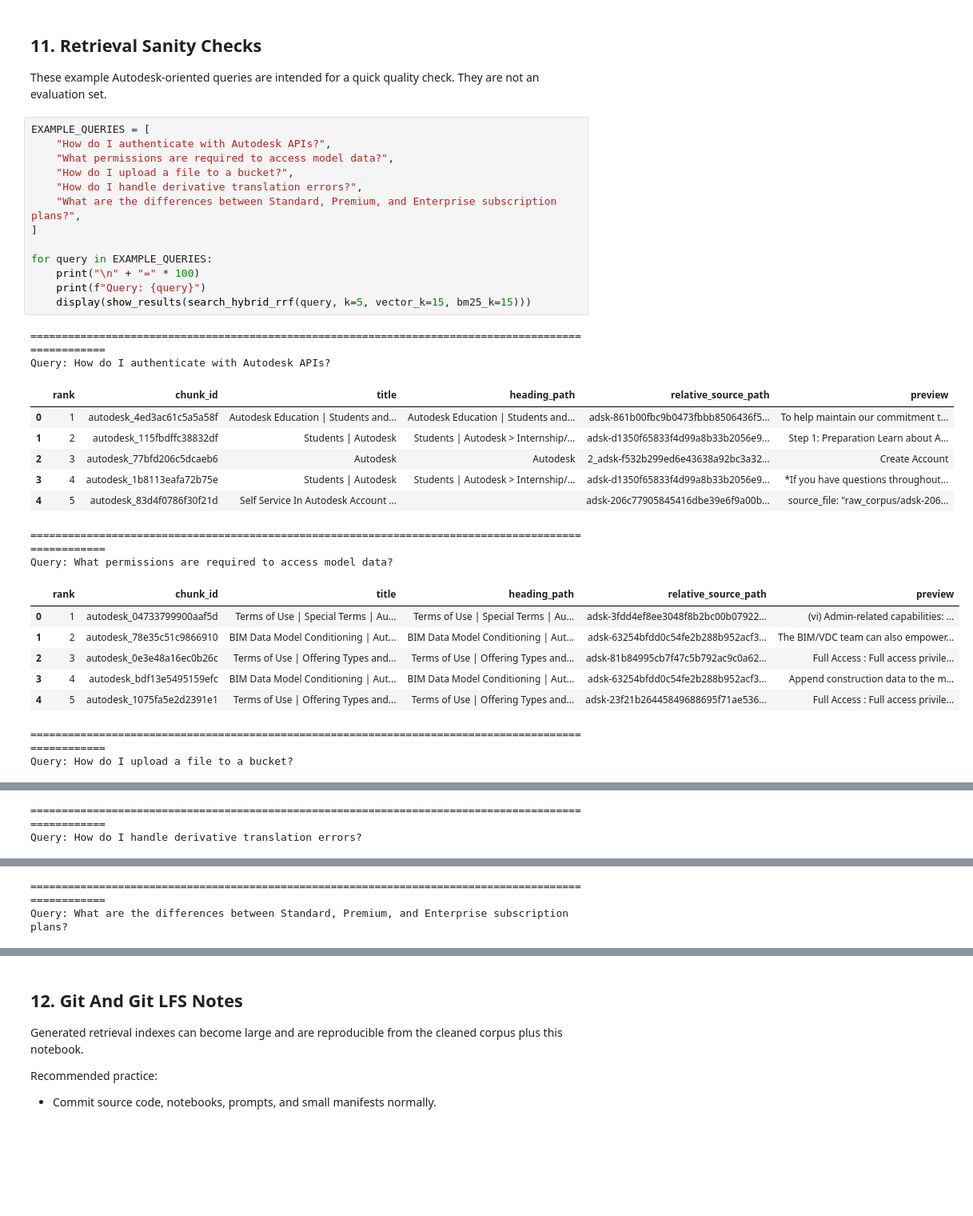
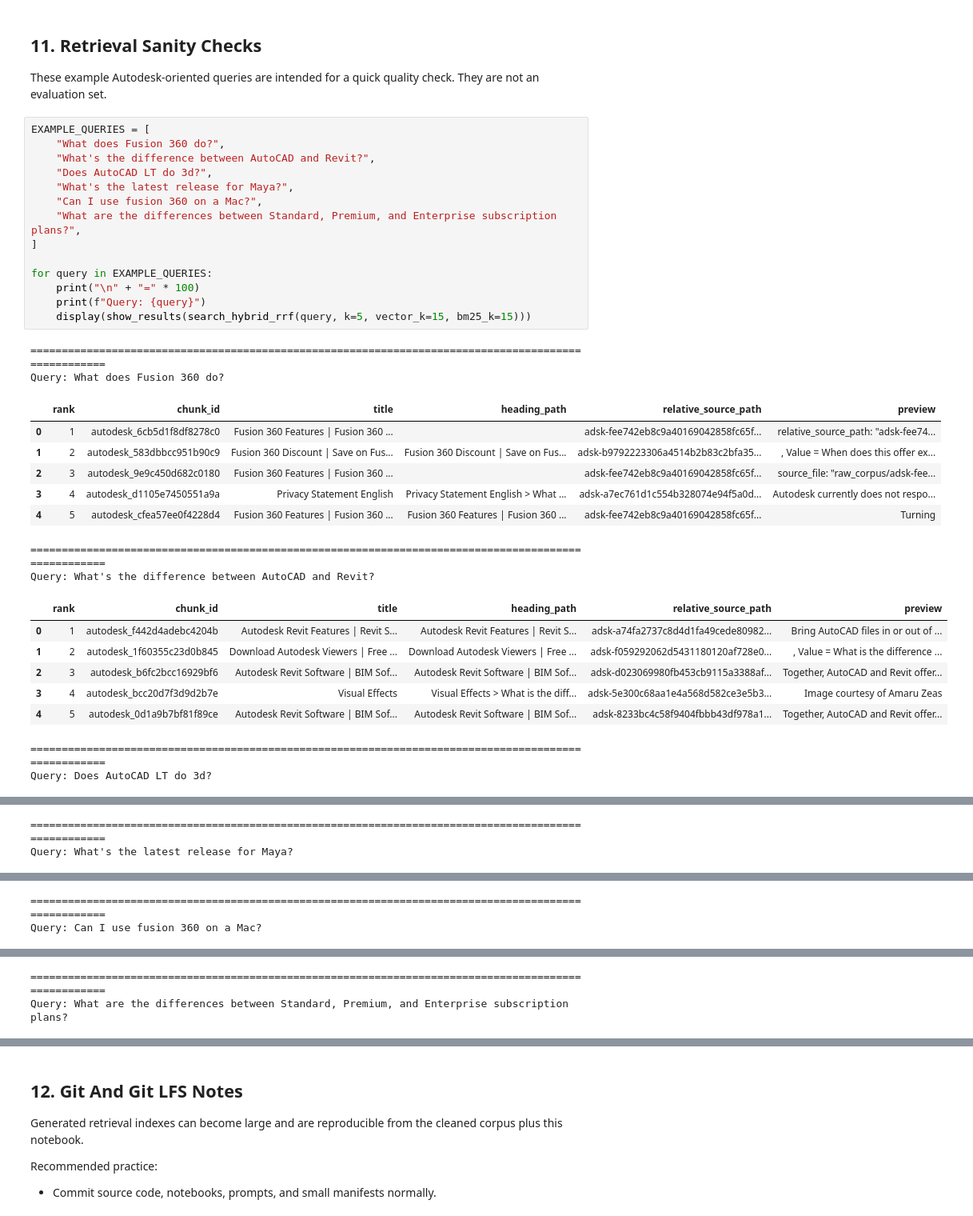
Before and after one commit to helsharif/autodesk-rag-app, a Jupyter notebook: notebook_02_build_retrieval_indexes.ipynb, the cells around one changed output, grey strips where cells are left out. Shown at 80% size. Saved outputs shown, nothing was run; the diff lists cells and outputs as text; blank space fills up the shorter version.

Commit message:
Updated notebook and scripts for ingesting corpus

```diff
--- a/notebook_02_build_retrieval_indexes.ipynb
+++ b/notebook_02_build_retrieval_indexes.ipynb
@@ -1395,34 +1395,35 @@ These example Autodesk-oriented queries are intended for a quick quality
 check. They are not an evaluation set.
 # %%
 EXAMPLE_QUERIES = [
-    "How do I authenticate with Autodesk APIs?",
-    "What permissions are required to access model data?",
-    "How do I upload a file to a bucket?",
-    "How do I handle derivative translation errors?",
+    "What does Fusion 360 do?",
+    "What's the difference between AutoCAD and Revit?",
+    "Does AutoCAD LT do 3d?",
+    "What's the latest release for Maya?",
+    "Can I use fusion 360 on a Mac?",
     "What are the differences between Standard, Premium, and Enterprise subscription plans?",
 ]
 
 for query in EXAMPLE_QUERIES:
     print("\n" + "=" * 100)
     print(f"Query: {query}")
     display(show_results(search_hybrid_rrf(query, k=5, vector_k=15, bm25_k=15)))
 # %% [output]
 ====================================================================================================
-Query: How do I authenticate with Autodesk APIs?
+Query: What does Fusion 360 do?
 |  | rank | chunk_id | title | heading_path | relative_source_path | preview |
-| 0 | 1 | autodesk_4ed3ac61c5a5a58f | Autodesk Education | Students and... | Autodesk Education | Students and... | adsk-861b00fbc9b0473fbbb8506436f5... | To help maintain our commitment t... |
-| 1 | 2 | autodesk_115fbdffc38832df | Students | Autodesk | Students | Autodesk > Internship/... | adsk-d1350f65833f4d99a8b33b2056e9... | Step 1: Preparation Learn about A... |
-| 2 | 3 | autodesk_77bfd206c5dcaeb6 | Autodesk | Autodesk | 2_adsk-f532b299ed6e43638a92bc3a32... | Create Account |
-| 3 | 4 | autodesk_1b8113eafa72b75e | Students | Autodesk | Students | Autodesk > Internship/... | adsk-d1350f65833f4d99a8b33b2056e9... | *If you have questions throughout... |
-| 4 | 5 | autodesk_83d4f0786f30f21d | Self Service In Autodesk Account ... |  | adsk-206c77905845416dbe39e6f9a00b... | source_file: "raw_corpus/adsk-206... |
+| 0 | 1 | autodesk_6cb5d1f8df8278c0 | Fusion 360 Features | Fusion 360 ... |  | adsk-fee742eb8c9a40169042858fc65f... | relative_source_path: "adsk-fee74... |
+| 1 | 2 | autodesk_583dbbcc951b90c9 | Fusion 360 Discount | Save on Fus... | Fusion 360 Discount | Save on Fus... | adsk-b9792223306a4514b2b83c2bfa35... | , Value = When does this offer ex... |
+| 2 | 3 | autodesk_9e9c450d682c0180 | Fusion 360 Features | Fusion 360 ... |  | adsk-fee742eb8c9a40169042858fc65f... | source_file: "raw_corpus/adsk-fee... |
+| 3 | 4 | autodesk_d1105e7450551a9a | Privacy Statement English | Privacy Statement English > What ... | adsk-a7ec761d1c554b328074e94f5a0d... | Autodesk currently does not respo... |
+| 4 | 5 | autodesk_cfea57ee0f4228d4 | Fusion 360 Features | Fusion 360 ... | Fusion 360 Features | Fusion 360 ... | adsk-fee742eb8c9a40169042858fc65f... | Turning |
 ====================================================================================================
-Query: What permissions are required to access model data?
+Query: What's the difference between AutoCAD and Revit?
 |  | rank | chunk_id | title | heading_path | relative_source_path | preview |
-| 0 | 1 | autodesk_04733799900aaf5d | Terms of Use | Special Terms | Au... | Terms of Use | Special Terms | Au... | adsk-3fdd4ef8ee3048f8b2bc00b07922... | (vi) Admin-related capabilities: ... |
-| 1 | 2 | autodesk_78e35c51c9866910 | BIM Data Model Conditioning | Aut... | BIM Data Model Conditioning | Aut... | adsk-63254bfdd0c54fe2b288b952acf3... | The BIM/VDC team can also empower... |
-| 2 | 3 | autodesk_0e3e48a16ec0b26c | Terms of Use | Offering Types and... | Terms of Use | Offering Types and... | adsk-81b84995cb7f47c5b792ac9c0a62... | Full Access : Full access privile... |
-| 3 | 4 | autodesk_bdf13e5495159efc | BIM Data Model Conditioning | Aut... | BIM Data Model Conditioning | Aut... | adsk-63254bfdd0c54fe2b288b952acf3... | Append construction data to the m... |
-| 4 | 5 | autodesk_1075fa5e2d2391e1 | Terms of Use | Offering Types and... | Terms of Use | Offering Types and... | adsk-23f21b26445849688695f71ae536... | Full Access : Full access privile... |
+| 0 | 1 | autodesk_f442d4adebc4204b | Autodesk Revit Features | Revit S... | Autodesk Revit Features | Revit S... | adsk-a74fa2737c8d4d1fa49cede80982... | Bring AutoCAD files in or out of ... |
+| 1 | 2 | autodesk_1f60355c23d0b845 | Download Autodesk Viewers | Free ... | Download Autodesk Viewers | Free ... | adsk-f059292062d5431180120af728e0... | , Value = What is the difference ... |
+| 2 | 3 | autodesk_b6fc2bcc16929bf6 | Autodesk Revit Software | BIM Sof... | Autodesk Revit Software | BIM Sof... | adsk-d023069980fb453cb9115a3388af... | Together, AutoCAD and Revit offer... |
+| 3 | 4 | autodesk_bcc20d7f3d9d2b7e | Visual Effects | Visual Effects > What is the diff... | adsk-5e300c68aa1e4a568d582ce3e5b3... | Image courtesy of Amaru Zeas |
+| 4 | 5 | autodesk_0d1a9b7bf81f89ce | Autodesk Revit Software | BIM Sof... | Autodesk Revit Software | BIM Sof... | adsk-8233bc4c58f9404fbbb43df978a1... | Together, AutoCAD and Revit offer... |
 ====================================================================================================
-Query: How do I upload a file to a bucket?
+Query: Does AutoCAD LT do 3d?
 |  | rank | chunk_id | title | heading_path | relative_source_path | preview |
@@ -1434,3 +1435,3 @@ Query: How do I upload a file to a bucket?
 ====================================================================================================
-Query: How do I handle derivative translation errors?
+Query: What's the latest release for Maya?
 |  | rank | chunk_id | title | heading_path | relative_source_path | preview |
@@ -1442,3 +1443,3 @@ Query: How do I handle derivative translation errors?
 ====================================================================================================
-Query: What are the differences between Standard, Premium, and Enterprise subscription plans?
+Query: Can I use fusion 360 on a Mac?
 |  | rank | chunk_id | title | heading_path | relative_source_path | preview |
@@ -1449,0 +1451,2 @@ Query: What are the differences between Standard, Premium, and Enterprise subscr
+====================================================================================================
+Query: What are the differences between Standard, Premium, and Enterprise subscription plans?
```
Also changed, not shown: parts of 1 cell of this notebook, 1 other file.
